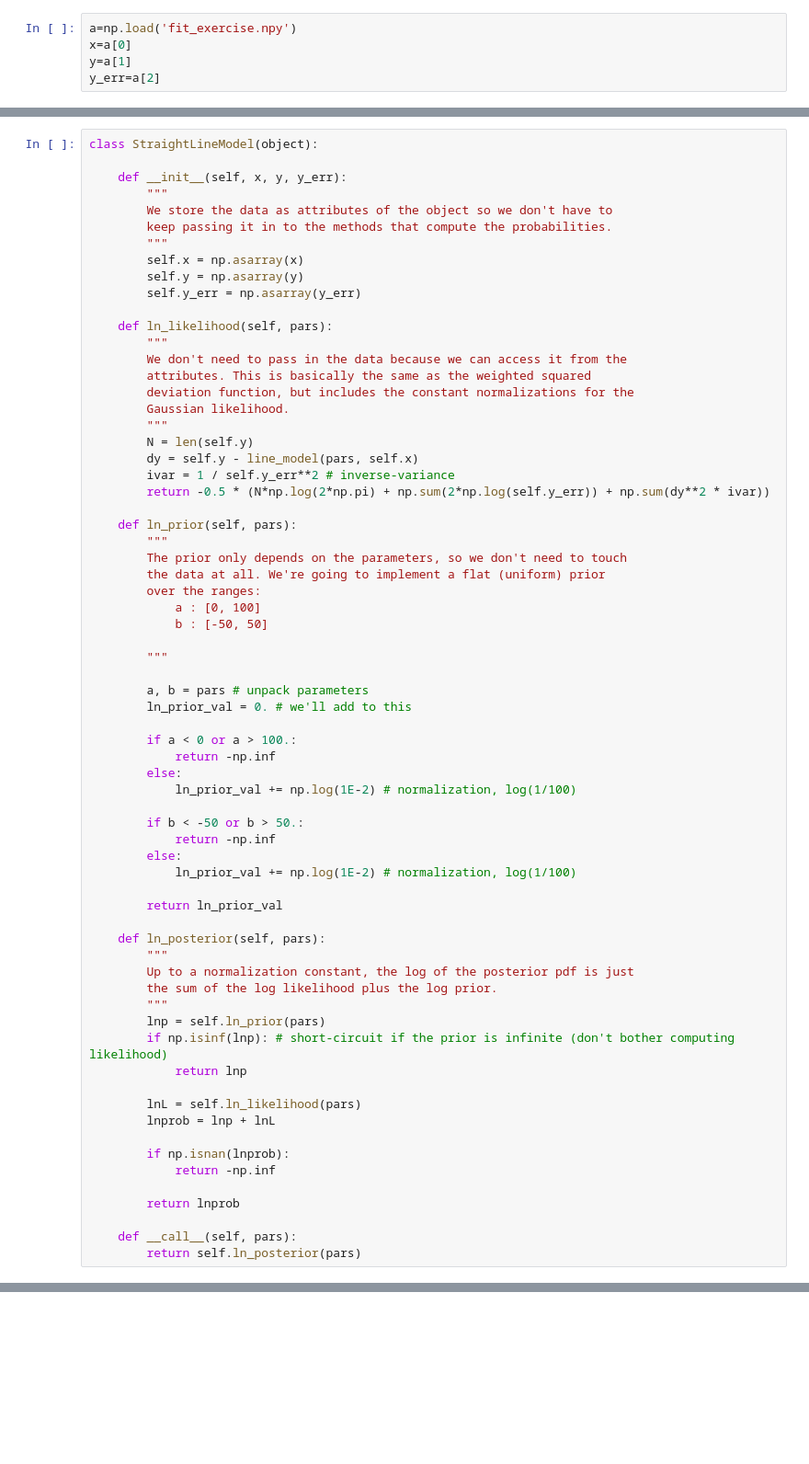
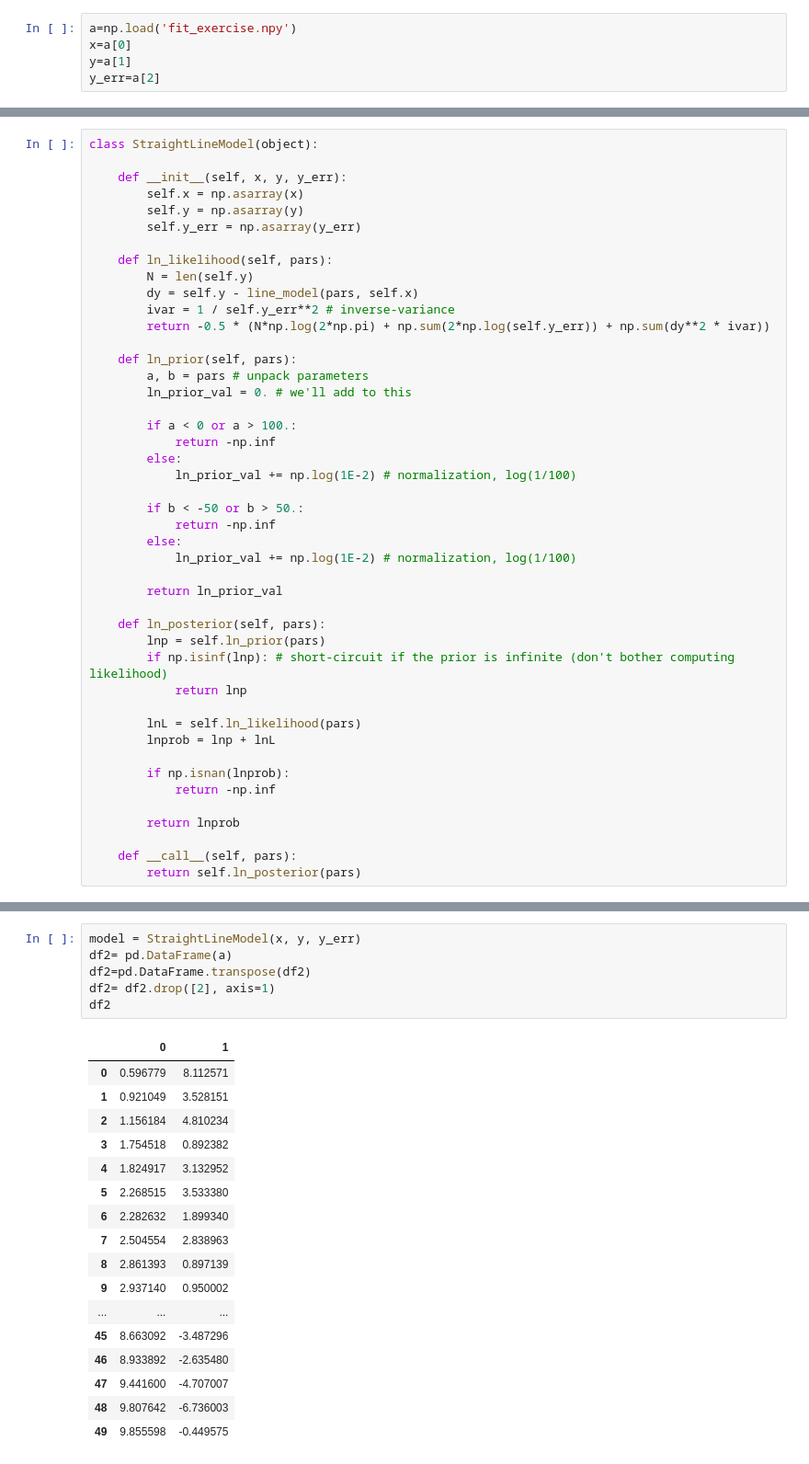
Before and after one commit to DCIDA2019/dcida2020ii-ValdiviaGCR, a Jupyter notebook: Oct16/Homework.ipynb, the cells around one changed output, grey strips where cells are left out. Shown at 92% size. Drawn from its saved outputs; the diff is of its cells as text; blank space fills up the shorter version.

```diff
--- a/Oct16/Homework.ipynb
+++ b/Oct16/Homework.ipynb
@@ -128,36 +58,17 @@ df=pd.DataFrame(a)
 class StraightLineModel(object):
 
     def __init__(self, x, y, y_err):
-        """
-        We store the data as attributes of the object so we don't have to
-        keep passing it in to the methods that compute the probabilities.
-        """
         self.x = np.asarray(x)
         self.y = np.asarray(y)
         self.y_err = np.asarray(y_err)
 
     def ln_likelihood(self, pars):
-        """
-        We don't need to pass in the data because we can access it from the
-        attributes. This is basically the same as the weighted squared
-        deviation function, but includes the constant normalizations for the
-        Gaussian likelihood.
-        """
         N = len(self.y)
         dy = self.y - line_model(pars, self.x)
         ivar = 1 / self.y_err**2 # inverse-variance
         return -0.5 * (N*np.log(2*np.pi) + np.sum(2*np.log(self.y_err)) + np.sum(dy**2 * ivar))
 
     def ln_prior(self, pars):
-        """
-        The prior only depends on the parameters, so we don't need to touch
-        the data at all. We're going to implement a flat (uniform) prior
-        over the ranges:
-            a : [0, 100]
-            b : [-50, 50]
-
-        """
-
         a, b = pars # unpack parameters
         ln_prior_val = 0. # we'll add to this
 
@@ -174,10 +85,6 @@ class StraightLineModel(object):
         return ln_prior_val
 
     def ln_posterior(self, pars):
-        """
-        Up to a normalization constant, the log of the posterior pdf is just
-        the sum of the log likelihood plus the log prior.
-        """
         lnp = self.ln_prior(pars)
         if np.isinf(lnp): # short-circuit if the prior is infinite (don't bother computing likelihood)
             return lnp
@@ -196,0 +102,24 @@ model = StraightLineModel(x, y, y_err)
+# %%
+model = StraightLineModel(x, y, y_err)
+df2= pd.DataFrame(a)
+df2=pd.DataFrame.transpose(df2)
+df2= df2.drop([2], axis=1)
+df2
+# %% [output]
+|  | 0 | 1 |
+| 0 | 0.596779 | 8.112571 |
+| 1 | 0.921049 | 3.528151 |
+| 2 | 1.156184 | 4.810234 |
+| 3 | 1.754518 | 0.892382 |
+| 4 | 1.824917 | 3.132952 |
+| 5 | 2.268515 | 3.533380 |
+| 6 | 2.282632 | 1.899340 |
+| 7 | 2.504554 | 2.838963 |
+| 8 | 2.861393 | 0.897139 |
+| 9 | 2.937140 | 0.950002 |
+| ... | ... | ... |
+| 45 | 8.663092 | -3.487296 |
+| 46 | 8.933892 | -2.635480 |
+| 47 | 9.441600 | -4.707007 |
+| 48 | 9.807642 | -6.736003 |
+| 49 | 9.855598 | -0.449575 |
```
Also changed, not shown: parts of 10 cells of this notebook.
